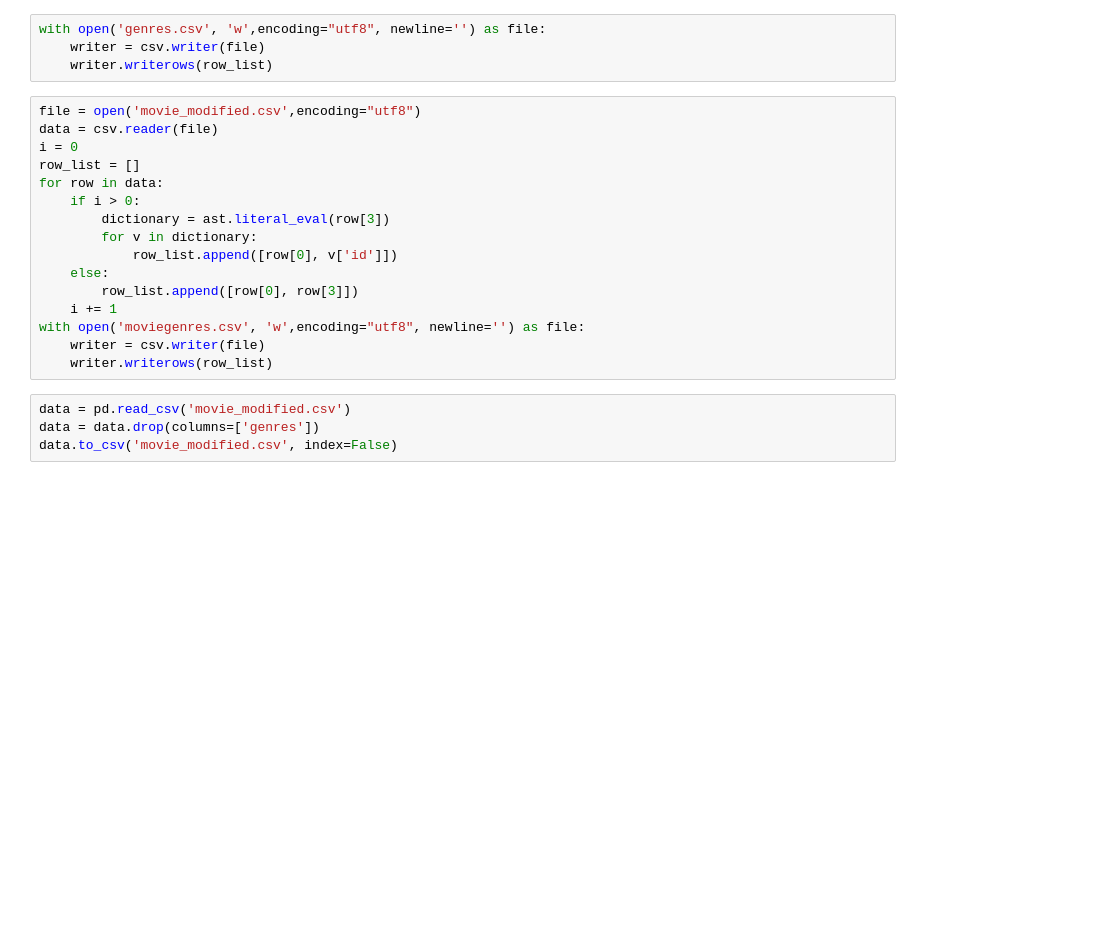
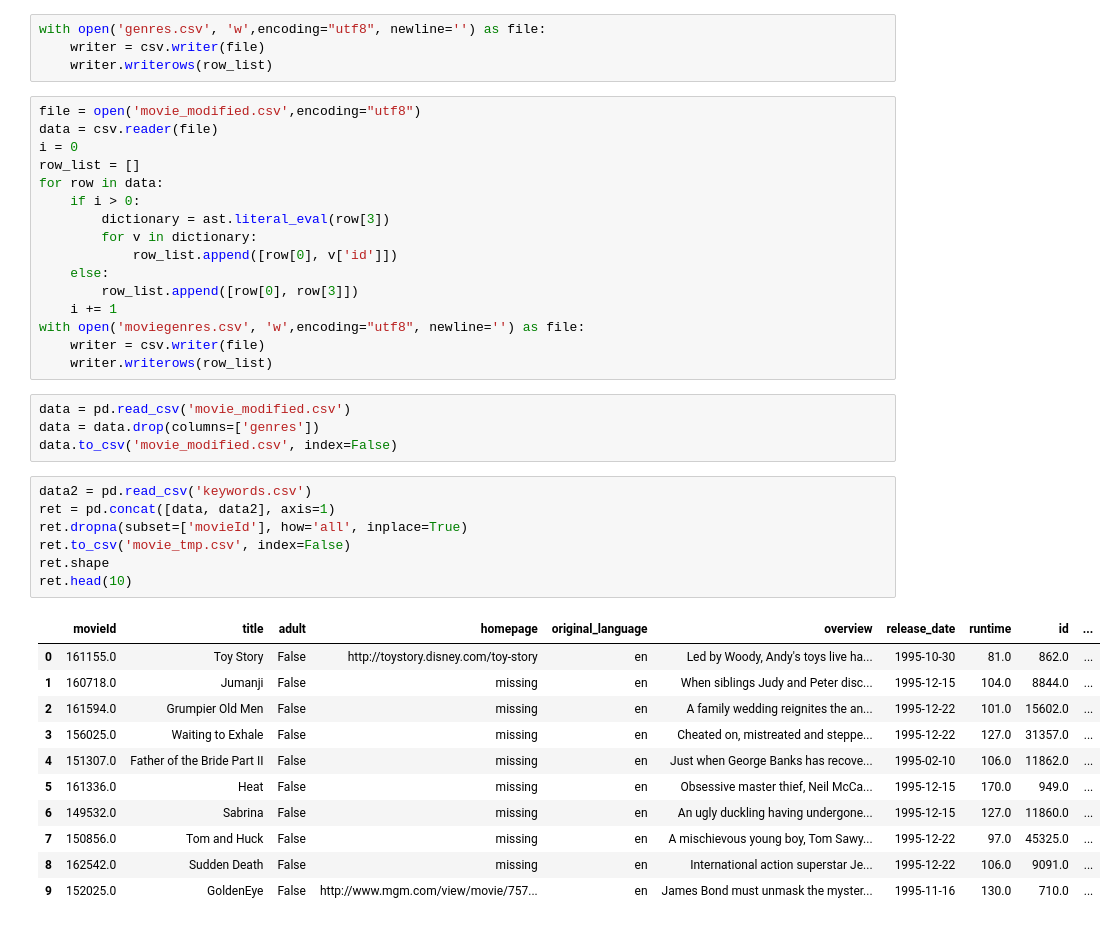
Before and after one commit to hharryyf/COMP3900, a Jupyter notebook: cleanmovie/change3NF.ipynb, the cells around one changed output. Saved outputs shown, nothing was run; the diff lists cells and outputs as text; blank space fills up the shorter version.

```diff
--- a/cleanmovie/change3NF.ipynb
+++ b/cleanmovie/change3NF.ipynb
@@ -121,3 +122,22 @@ with open('moviegenres.csv', 'w',encoding="utf8", newline='') as file:
 data = pd.read_csv('movie_modified.csv')
 data = data.drop(columns=['genres'])
 data.to_csv('movie_modified.csv', index=False)
+# %%
+data2 = pd.read_csv('keywords.csv')
+ret = pd.concat([data, data2], axis=1)
+ret.dropna(subset=['movieId'], how='all', inplace=True)
+ret.to_csv('movie_tmp.csv', index=False)
+ret.shape
+ret.head(10)
+# %% [output]
+|  | movieId | title | adult | homepage | original_language | overview | release_date | runtime | id | ... |
+| 0 | 161155.0 | Toy Story | False | http://toystory.disney.com/toy-story | en | Led by Woody, Andy's toys live ha... | 1995-10-30 | 81.0 | 862.0 | ... |
+| 1 | 160718.0 | Jumanji | False | missing | en | When siblings Judy and Peter disc... | 1995-12-15 | 104.0 | 8844.0 | ... |
+| 2 | 161594.0 | Grumpier Old Men | False | missing | en | A family wedding reignites the an... | 1995-12-22 | 101.0 | 15602.0 | ... |
+| 3 | 156025.0 | Waiting to Exhale | False | missing | en | Cheated on, mistreated and steppe... | 1995-12-22 | 127.0 | 31357.0 | ... |
+| 4 | 151307.0 | Father of the Bride Part II | False | missing | en | Just when George Banks has recove... | 1995-02-10 | 106.0 | 11862.0 | ... |
+| 5 | 161336.0 | Heat | False | missing | en | Obsessive master thief, Neil McCa... | 1995-12-15 | 170.0 | 949.0 | ... |
+| 6 | 149532.0 | Sabrina | False | missing | en | An ugly duckling having undergone... | 1995-12-15 | 127.0 | 11860.0 | ... |
+| 7 | 150856.0 | Tom and Huck | False | missing | en | A mischievous young boy, Tom Sawy... | 1995-12-22 | 97.0 | 45325.0 | ... |
+| 8 | 162542.0 | Sudden Death | False | missing | en | International action superstar Je... | 1995-12-22 | 106.0 | 9091.0 | ... |
+| 9 | 152025.0 | GoldenEye | False | http://www.mgm.com/view/movie/757... | en | James Bond must unmask the myster... | 1995-11-16 | 130.0 | 710.0 | ... |
```
Also changed, not shown: parts of 9 cells of this notebook, 16 other files.
